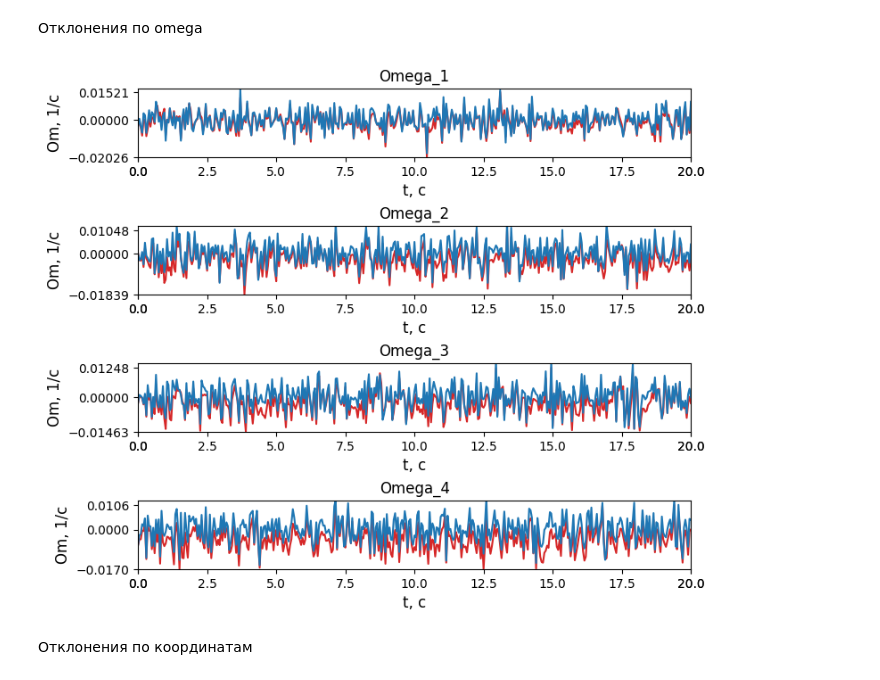
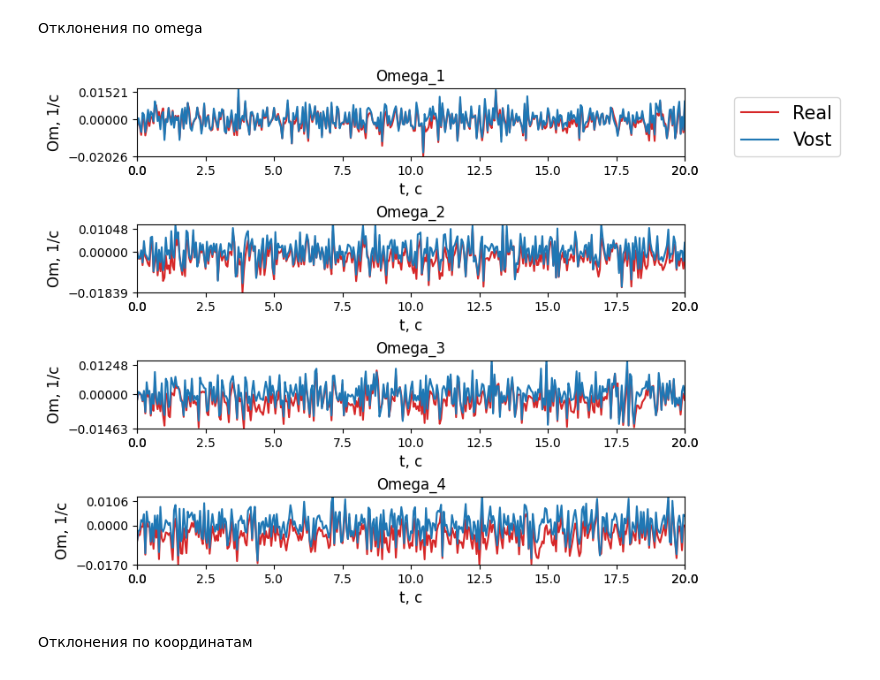
Before and after one commit to FKz11/study_mpei, a Jupyter notebook: energy_hope.ipynb, the cells around one changed output. Drawn from its saved outputs; the diff is of its cells as text; code cells hidden in the pictures.

```diff
--- a/energy_hope.ipynb
+++ b/energy_hope.ipynb
@@ -527,8 +527,8 @@ df_diff_vost
 fig, ax = plt.subplots(nrows=4)
 ax1, ax2, ax3, ax4 = ax.flatten()
 
-ax1.plot(df_diff_real['t'], df_diff_real['omega_1'], color="tab:red")
-ax1.plot(df_diff_vost['t'], df_diff_vost['omega_1'], color="tab:blue")
+ax1.plot(df_diff_real['t'], df_diff_real['omega_1'], color="tab:red", label="Real")
+ax1.plot(df_diff_vost['t'], df_diff_vost['omega_1'], color="tab:blue", label="Vost")
 ax1.set_title("Omega_1")
 ax1.set_xlabel("t, c", fontsize=12)
 ax1.set_ylabel("Om, 1/c", fontsize=12)
@@ -536,41 +536,43 @@ ax1.set_yticks([0, min(df_diff_real['omega_1']), max(df_diff_real['omega_1'])])
 ax1.set_xticks(list(ax1.get_xticks()) + [min(df_diff_real['t']), max(df_diff_real['t'])])
 ax1.set_ylim(min(ax1.get_yticks()), max(ax1.get_yticks())+0.002)
 ax1.set_xlim(min(df_diff_real['t']), max(df_diff_real['t']))
+ax1.legend(bbox_to_anchor=(1.3, 1.), fontsize=15)
 
-ax2.plot(df_diff_real['t'], df_diff_real['omega_2'], color="tab:red")
-ax2.plot(df_diff_vost['t'], df_diff_vost['omega_2'], color="tab:blue")
+ax2.plot(df_diff_real['t'], df_diff_real['omega_2'], color="tab:red", label="Real")
+ax2.plot(df_diff_vost['t'], df_diff_vost['omega_2'], color="tab:blue", label="Vost")
 ax2.set_title("Omega_2")
 ax2.set_xlabel("t, c", fontsize=12)
 ax2.set_ylabel("Om, 1/c", fontsize=12)
 ax2.set_yticks([0, min(df_diff_real['omega_2']), max(df_diff_real['omega_2'])])
 ax2.set_xticks(list(ax2.get_xticks()) + [min(df_diff_real['t']), max(df_diff_real['t'])])
 ax2.set_ylim(min(ax2.get_yticks()), max(ax2.get_yticks())+0.002)
 ax2.set_xlim(min(df_diff_real['t']), max(df_diff_real['t']))
 
-ax3.plot(df_diff_real['t'], df_diff_real['omega_3'], color="tab:red")
-ax3.plot(df_diff_vost['t'], df_diff_vost['omega_3'], color="tab:blue")
+ax3.plot(df_diff_real['t'], df_diff_real['omega_3'], color="tab:red", label="Real")
+ax3.plot(df_diff_vost['t'], df_diff_vost['omega_3'], color="tab:blue", label="Vost")
 ax3.set_title("Omega_3")
 ax3.set_xlabel("t, c", fontsize=12)
 ax3.set_ylabel("Om, 1/c", fontsize=12)
 ax3.set_yticks([0, min(df_diff_real['omega_3']), max(df_diff_real['omega_3'])])
 ax3.set_xticks(list(ax3.get_xticks()) + [min(df_diff_real['t']), max(df_diff_real['t'])])
 ax3.set_ylim(min(ax3.get_yticks()), max(ax3.get_yticks())+0.002)
 ax3.set_xlim(min(df_diff_real['t']), max(df_diff_real['t']))
 
-ax4.plot(df_diff_real['t'], df_diff_real['omega_4'], color="tab:red")
-ax4.plot(df_diff_vost['t'], df_diff_vost['omega_4'], color="tab:blue")
+ax4.plot(df_diff_real['t'], df_diff_real['omega_4'], color="tab:red", label="Real")
+ax4.plot(df_diff_vost['t'], df_diff_vost['omega_4'], color="tab:blue", label="Vost")
 ax4.set_title("Omega_4")
 ax4.set_xlabel("t, c", fontsize=12)
 ax4.set_ylabel("Om, 1/c", fontsize=12)
 ax4.set_yticks([0, min(df_diff_real['omega_4']), max(df_diff_real['omega_4'])])
 ax4.set_xticks(list(ax4.get_xticks()) + [min(df_diff_real['t']), max(df_diff_real['t'])])
 ax4.set_ylim(min(ax4.get_yticks()), max(ax4.get_yticks())+0.002)
 ax4.set_xlim(min(df_diff_real['t']), max(df_diff_real['t']))
 
 fig.set_size_inches(8, 7)
 plt.subplots_adjust(hspace=1)
+plt.show()
 # %% [output]
-[figure, old version]
+[figure, new version]
 # %% [markdown]
 Отклонения по координатам
 # %%
```
Also changed, not shown: parts of 1 cell of this notebook.
